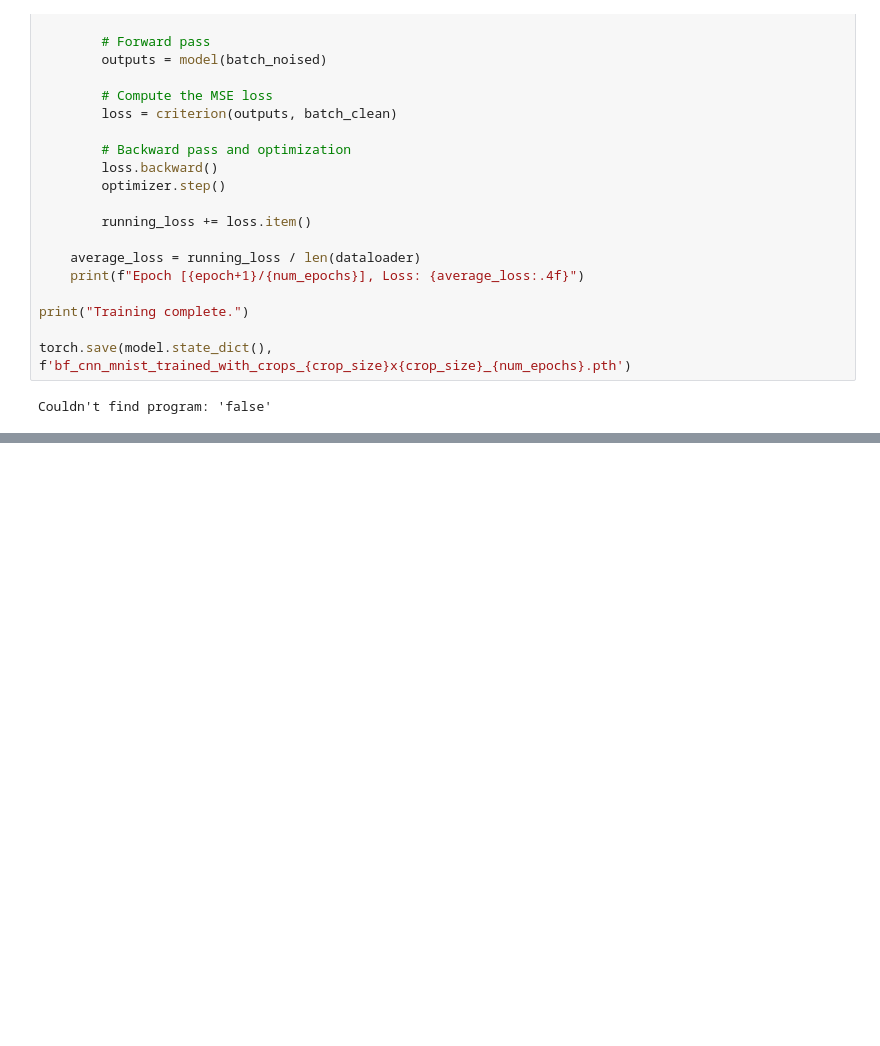
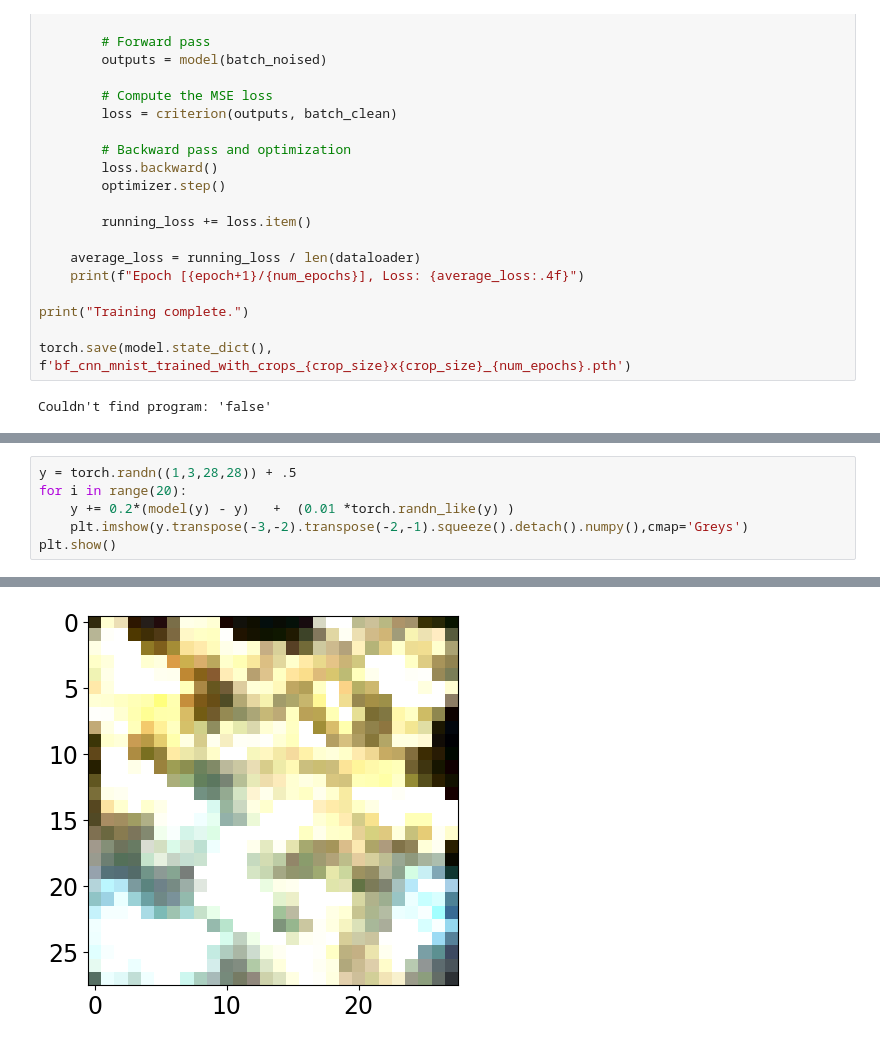
Before and after one commit to AntN21/IIN_universal_inverse_problem, a Jupyter notebook: demo_perso.ipynb, the cells around one changed output, grey strips where cells are left out. Drawn from its saved outputs; the diff is of its cells as text; blank space fills up the shorter version.

```diff
--- a/demo_perso.ipynb
+++ b/demo_perso.ipynb
@@ -354,0 +352,7 @@ sample
+# %%
+y = torch.randn((1,3,28,28)) + .5
+for i in range(20):
+    y += 0.2*(model(y) - y)   +  (0.01 *torch.randn_like(y) )
+    plt.imshow(y.transpose(-3,-2).transpose(-2,-1).squeeze().detach().numpy(),cmap='Greys')
+plt.show()
+# %% [output]
@@ -354,0 +379 @@ sample
+[figure, added]
```
Also changed, not shown: parts of 12 cells of this notebook, 4 other files.
